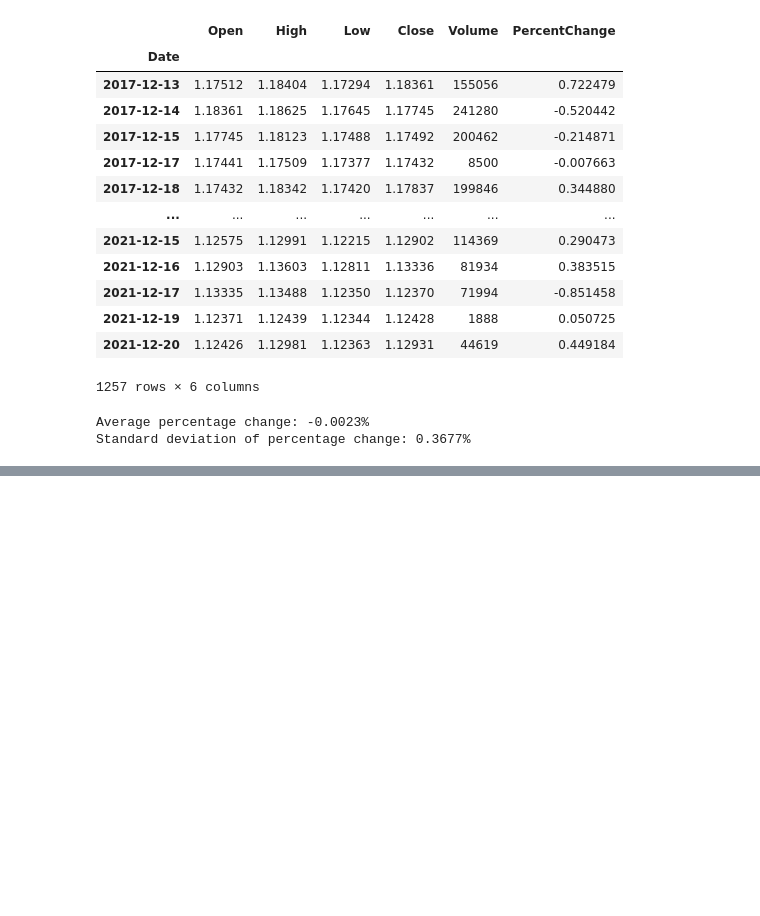
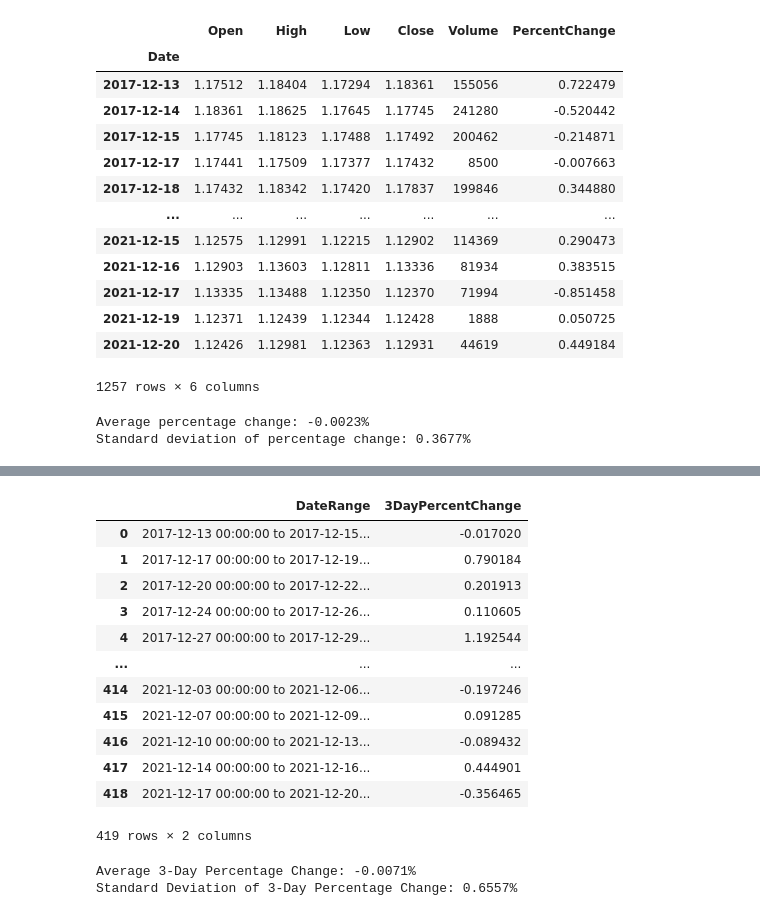
Before and after one commit to ksobczykR2DS/ml-language-recognition, a Jupyter notebook: pandas.ipynb, the cells around one changed output, grey strips where cells are left out. Cells and saved outputs as stored; diff of their text form; code cells hidden in the pictures; blank space fills up the shorter version.

```diff
--- a/pandas.ipynb
+++ b/pandas.ipynb
@@ -106,0 +130,26 @@ plt.show()
+# %%
+grouped_data_every_3_days = group_by_3_days(grouped_data)
+grouped_data_every_3_days
+# %% [output]
+|  | DateRange | 3DayPercentChange |
+| 0 | 2017-12-13 00:00:00 to 2017-12-15... | -0.017020 |
+| 1 | 2017-12-17 00:00:00 to 2017-12-19... | 0.790184 |
+| 2 | 2017-12-20 00:00:00 to 2017-12-22... | 0.201913 |
+| 3 | 2017-12-24 00:00:00 to 2017-12-26... | 0.110605 |
+| 4 | 2017-12-27 00:00:00 to 2017-12-29... | 1.192544 |
+| ... | ... | ... |
+| 414 | 2021-12-03 00:00:00 to 2021-12-06... | -0.197246 |
+| 415 | 2021-12-07 00:00:00 to 2021-12-09... | 0.091285 |
+| 416 | 2021-12-10 00:00:00 to 2021-12-13... | -0.089432 |
+| 417 | 2021-12-14 00:00:00 to 2021-12-16... | 0.444901 |
+| 418 | 2021-12-17 00:00:00 to 2021-12-20... | -0.356465 |
+419 rows × 2 columns
+# %%
+mean_3_day_change = grouped_data_every_3_days['3DayPercentChange'].mean()
+std_3_day_change = grouped_data_every_3_days['3DayPercentChange'].std()
+
+print(f"Average 3-Day Percentage Change: {mean_3_day_change:.4f}%")
+print(f"Standard Deviation of 3-Day Percentage Change: {std_3_day_change:.4f}%")
+# %% [output]
+Average 3-Day Percentage Change: -0.0071%
+Standard Deviation of 3-Day Percentage Change: 0.6557%
```
Also changed, not shown: parts of 3 cells of this notebook.
